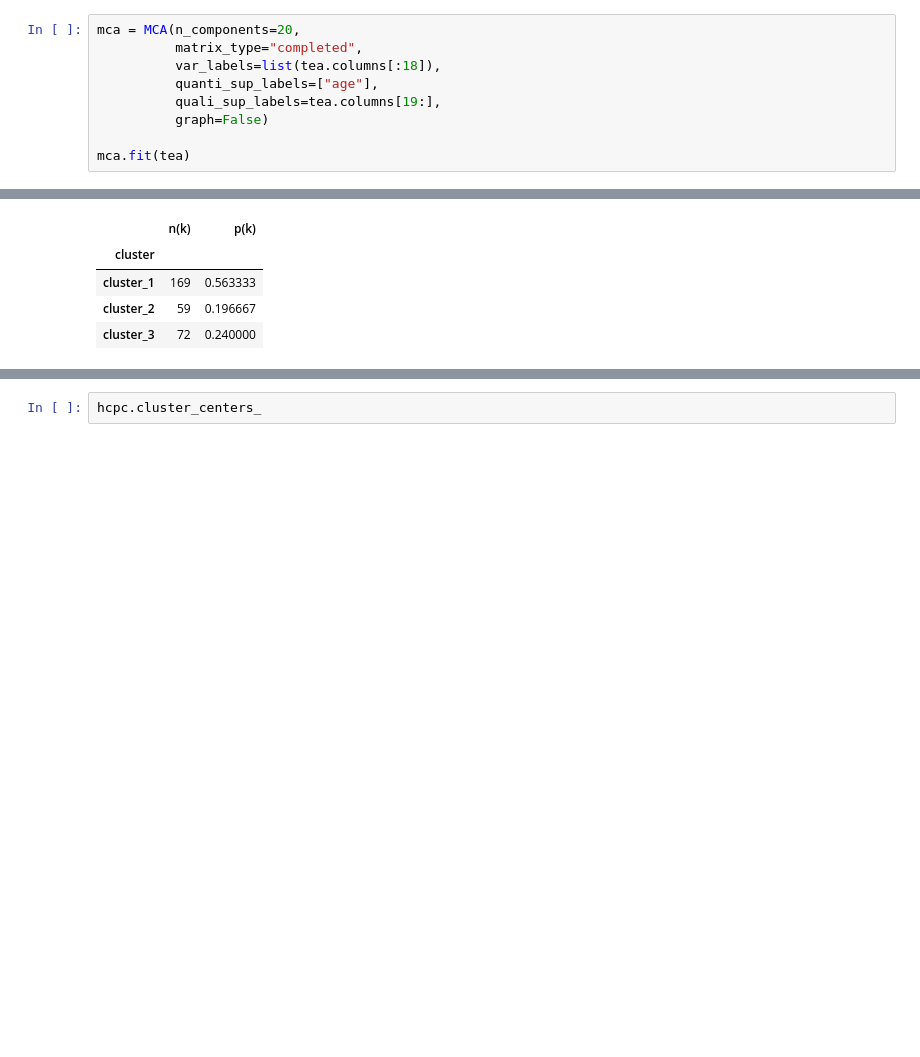
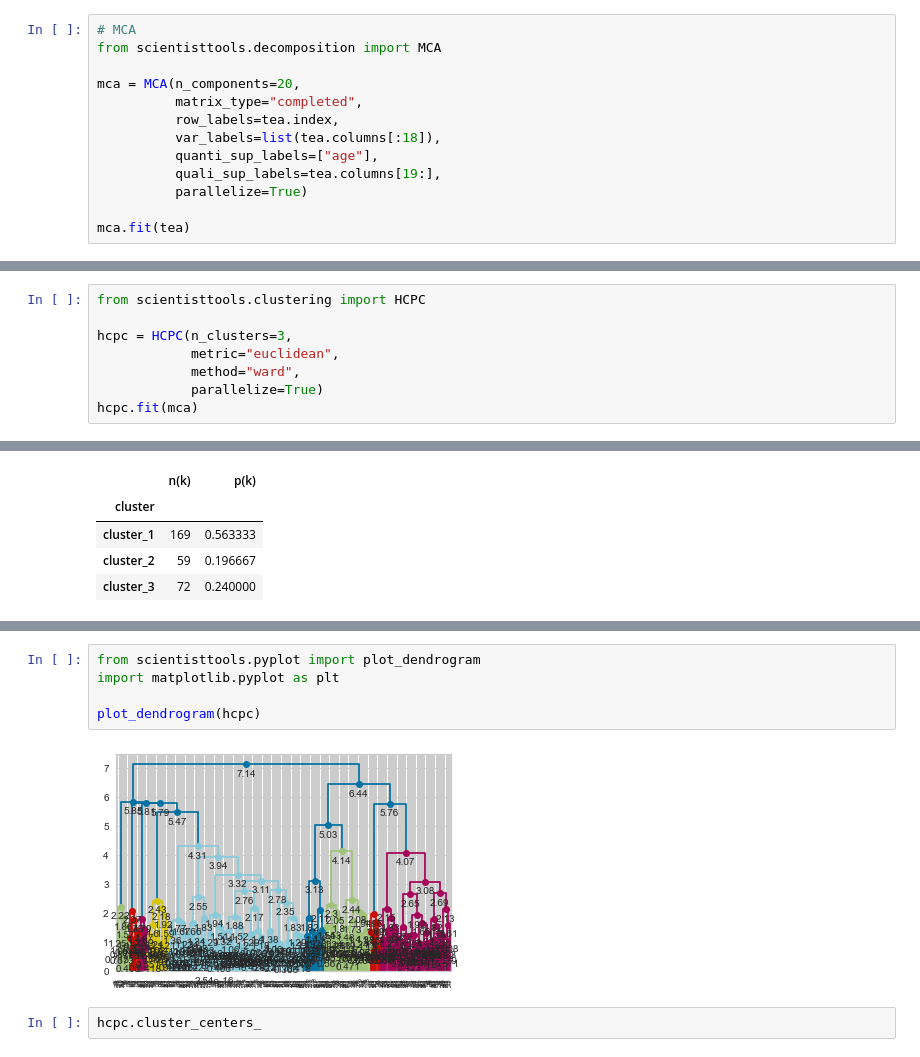
Before and after one commit to enfantbenidedieu/scientisttools, a Jupyter notebook: hcpc_mca_example.ipynb, the cells around one changed output, grey strips where cells are left out. Drawn from its saved outputs; the diff is of its cells as text; blank space fills up the shorter version.

```diff
--- a/hcpc_mca_example.ipynb
+++ b/hcpc_mca_example.ipynb
@@ -28,10 +32,14 @@ tea.shape
 # %%
+# MCA
+from scientisttools.decomposition import MCA
+
 mca = MCA(n_components=20,
           matrix_type="completed",
+          row_labels=tea.index,
           var_labels=list(tea.columns[:18]),
           quanti_sup_labels=["age"],
           quali_sup_labels=tea.columns[19:],
-          graph=False)
+          parallelize=True)
 
 mca.fit(tea)
 # %% [output]
@@ -72,0 +58,8 @@ HCPC(graph=False, n_clusters=3)
+# %%
+from scientisttools.clustering import HCPC
+
+hcpc = HCPC(n_clusters=3,
+            metric="euclidean",
+            method="ward",
+            parallelize=True)
+hcpc.fit(mca)
@@ -97,3 +76,10 @@ pd.DataFrame(mca.row_coord_,columns=mca.dim_index_)
+# %%
+from scientisttools.pyplot import plot_dendrogram
+import matplotlib.pyplot as plt
+
+plot_dendrogram(hcpc)
+# %% [output]
+[figure, added]
 # %%
 hcpc.cluster_centers_
 # %% [output]
```
Also changed, not shown: parts of 12 cells of this notebook, 20 other files.
